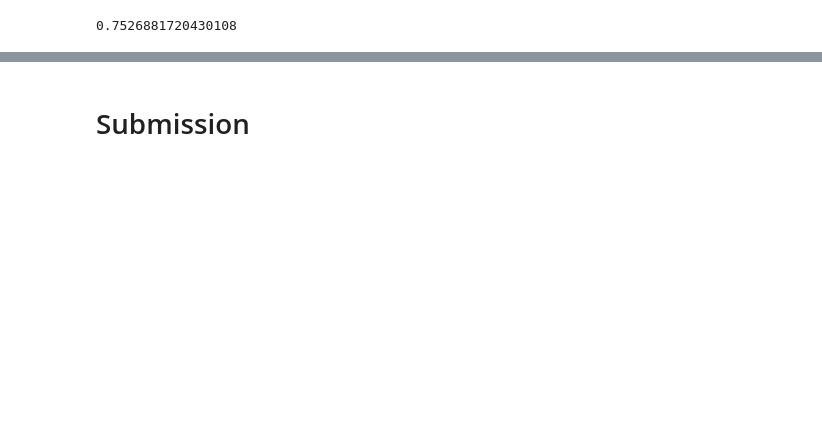
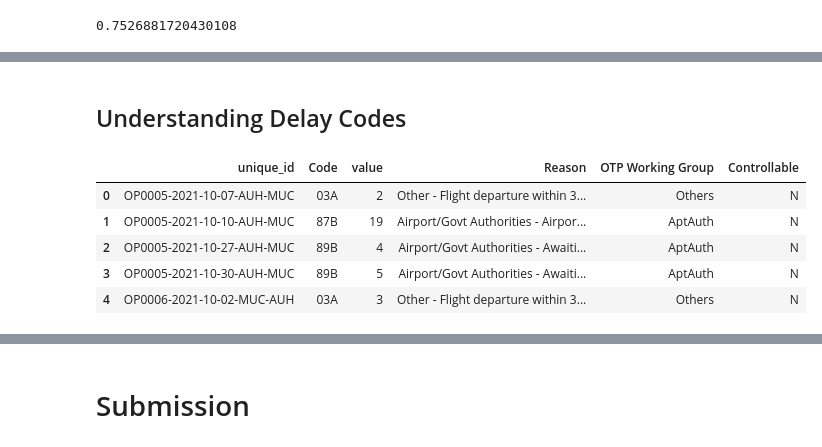
Before and after one commit to cmd-master/airline, a Jupyter notebook: Untitled.ipynb, the cells around one changed output, grey strips where cells are left out. Cells and saved outputs as stored; diff of their text form; code cells hidden in the pictures; blank space fills up the shorter version.

```diff
--- a/Untitled.ipynb
+++ b/Untitled.ipynb
@@ -233,0 +169,2 @@ ps['otp'].mean()
+# %% [markdown]
+## Understanding Delay Codes
@@ -233,0 +175,9 @@ ps['otp'].mean()
+# %%
+delc.head()
+# %% [output]
+|  | unique_id | Code | value | Reason | OTP Working Group | Controllable |
+| 0 | OP0005-2021-10-07-AUH-MUC | 03A | 2 | Other - Flight departure within 3... | Others | N |
+| 1 | OP0005-2021-10-10-AUH-MUC | 87B | 19 | Airport/Govt Authorities - Airpor... | AptAuth | N |
+| 2 | OP0005-2021-10-27-AUH-MUC | 89B | 4 | Airport/Govt Authorities - Awaiti... | AptAuth | N |
+| 3 | OP0005-2021-10-30-AUH-MUC | 89B | 5 | Airport/Govt Authorities - Awaiti... | AptAuth | N |
+| 4 | OP0006-2021-10-02-MUC-AUH | 03A | 3 | Other - Flight departure within 3... | Others | N |
```
Also changed, not shown: parts of 20 cells of this notebook, 1 other file.
